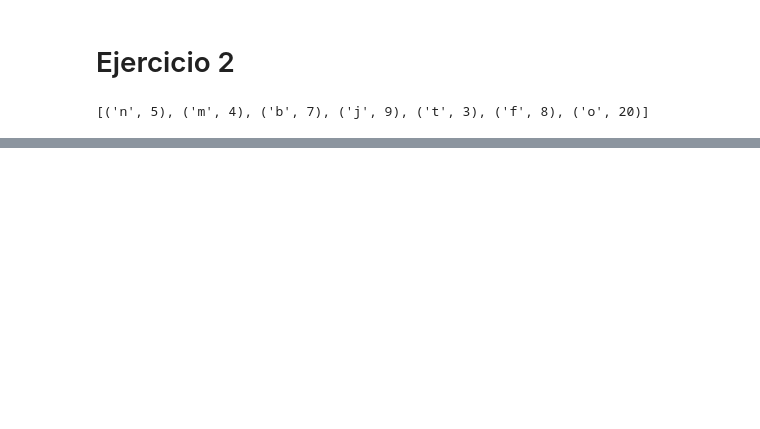
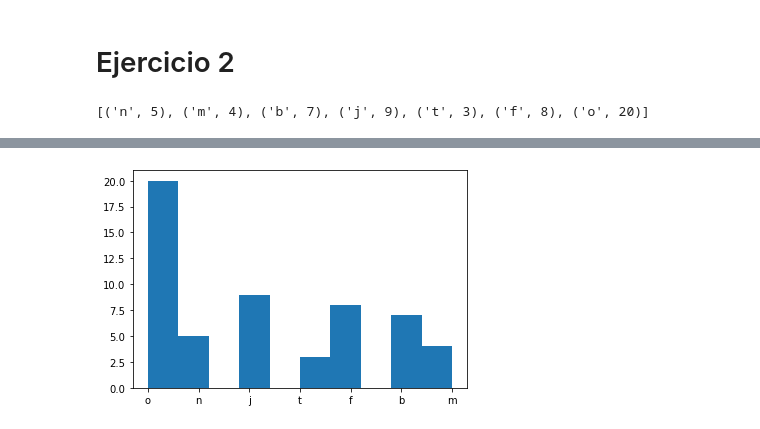
Before and after one commit to rofonseca/Probabilidad_y_Estadistica, a Jupyter notebook: Practico1/PyE2023_Practico1.ipynb, the cells around one changed output, grey strips where cells are left out. Drawn from its saved outputs; the diff is of its cells as text; code cells hidden in the pictures; blank space fills up the shorter version.

```diff
--- a/Practico1/PyE2023_Practico1.ipynb
+++ b/Practico1/PyE2023_Practico1.ipynb
@@ -22,0 +38,6 @@ frec_abs(datos)
+# %%
+# Graficamos el histograma de los datos usando matplotlib
+plt.hist(datos)
+plt.show()
+# %% [output]
+[figure, added]
```
Also changed, not shown: parts of 43 cells of this notebook.
